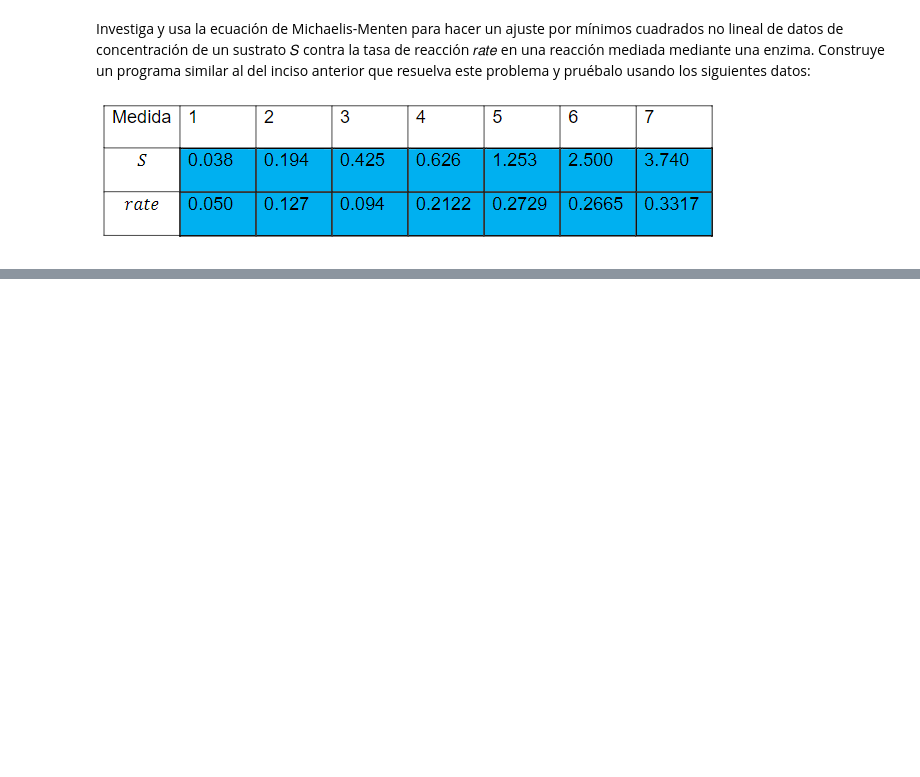
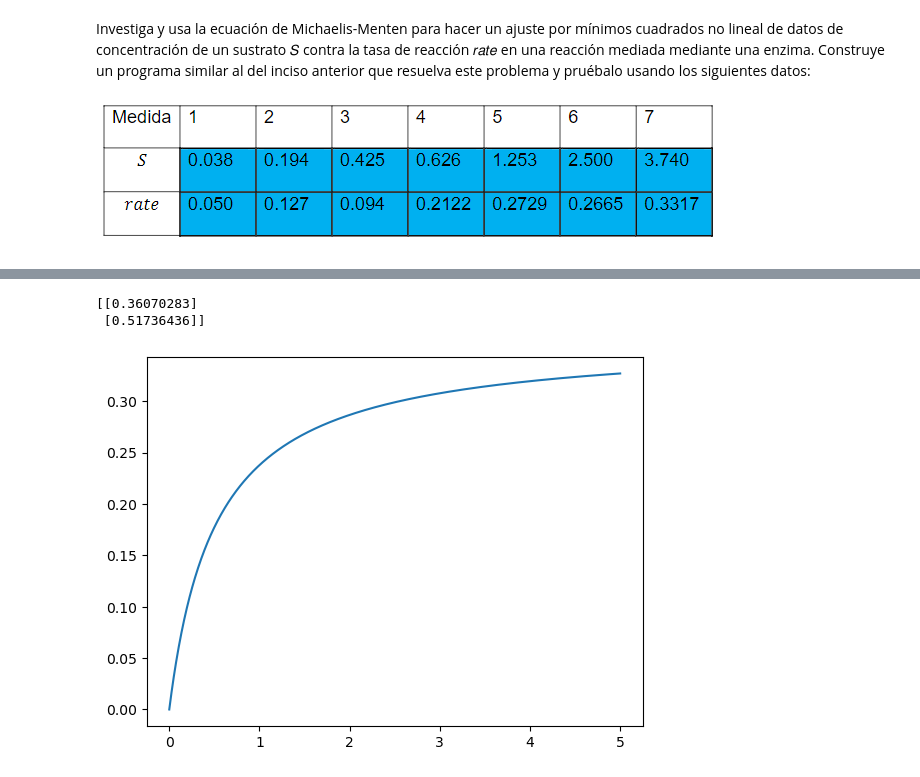
Before and after one commit to Jose-AE/F1014B, a Jupyter notebook: T1/T1.ipynb, the cells around one changed output, grey strips where cells are left out. Cells and saved outputs as stored; diff of their text form; code cells hidden in the pictures; blank space fills up the shorter version.

```diff
--- a/T1/T1.ipynb
+++ b/T1/T1.ipynb
@@ -425,0 +346,48 @@ sp.solve(f)
+# %%
+# Definir datos
+s = np.array([0.038, 0.194, 0.425, 0.626, 1.253, 2.500, 3.740])
+rate = np.array([0.050, 0.127, 0.094, 0.2122, 0.2729, 0.2665, 0.3317])
+
+
+# Crear matriz M con los datos de la tabla
+M = np.zeros((len(s), 2))
+M[:, 0] = s
+M[:, 1] = rate
+
+
+# Valores iniciales de beta
+b1 = 1
+b2 = 0.5
+beta = np.array([[1], [0.5]])
+
+
+# Crear matrizes J y R
+J = np.zeros((len(s), 2))
+r = np.zeros(len(s))
+
+
+# Calcular valor de J y R para cada dato
+for i in range(len(s)):
+    J[i, 0] = s[i] / (b2 + s[i])
+    J[i, 1] = -b1 * s[i] / ((b2 + s[i]) ** 2)
+    r[i] = rate[i] - (b1 * s[i]) / (b2 + s[i])
+
+
+# Cambian las dimensiones de r
+r = r.reshape((-1, 1))
+
+
+# Calcular los nuevos valores de beta
+B = beta + np.linalg.inv(J.T.dot(J)).dot(J.T.dot(r))
+print(B)
+
+
+# Plotear resultados
+x = np.linspace(0, 5, 1000)
+y = B[0] * x / (B[1] + x)
+plt.plot(x, y)
+plt.show()
+# %% [output]
+[[0.36070283]
+ [0.51736436]]
+[figure, added]
```
Also changed, not shown: parts of 2 cells of this notebook, 4 other files.
